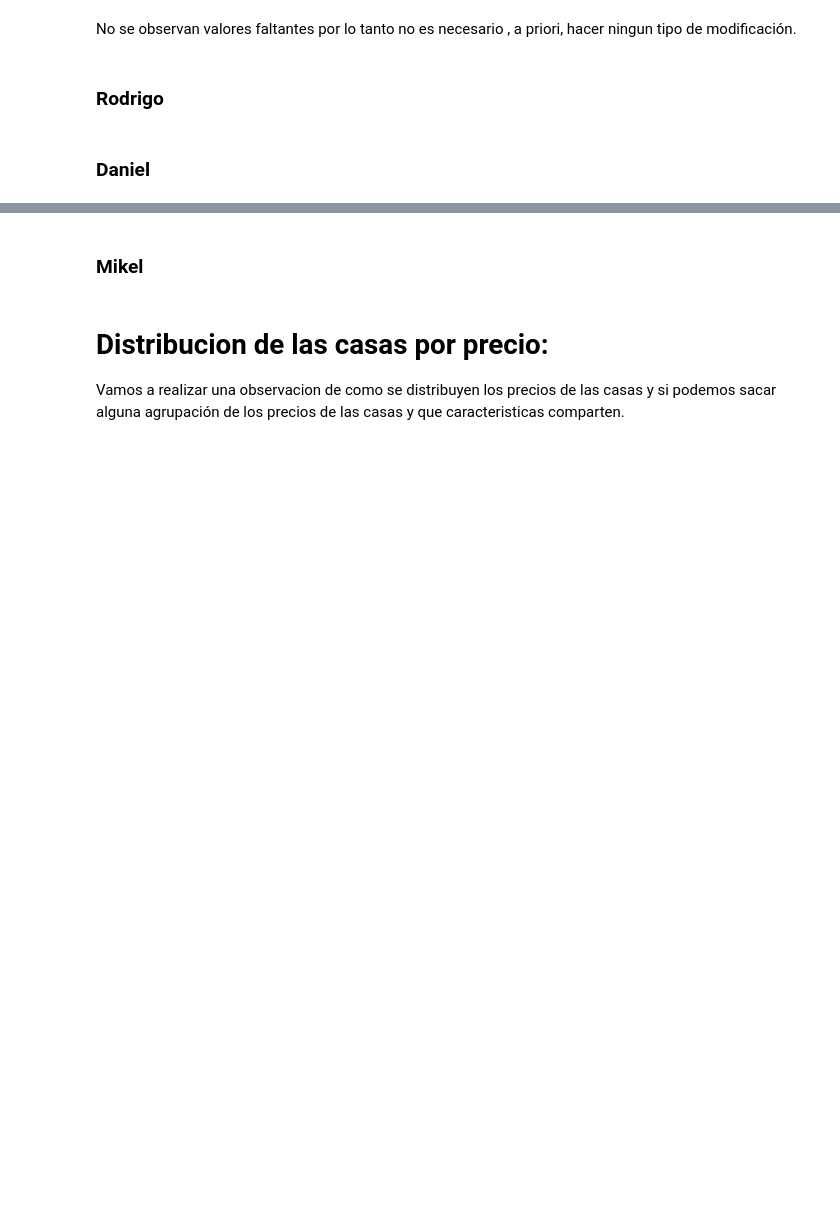
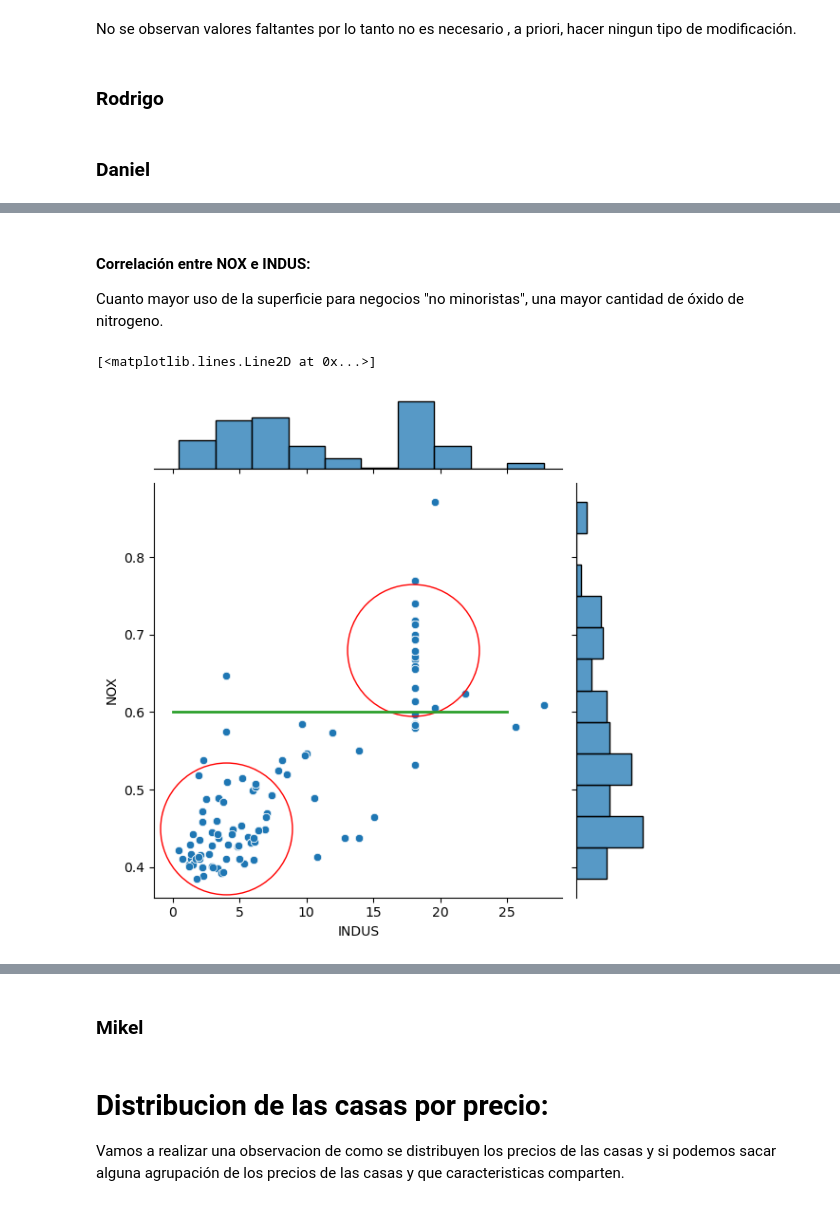
Before and after one commit to amejosecar/boston_DSPT, a Jupyter notebook: boston_requerimiento.ipynb, the cells around one changed output, grey strips where cells are left out. Drawn from its saved outputs; the diff is of its cells as text; code cells hidden in the pictures; blank space fills up the shorter version.

```diff
--- a/boston_requerimiento.ipynb
+++ b/boston_requerimiento.ipynb
@@ -106,0 +140,11 @@ No se observan valores faltantes por lo tanto no es necesario , a priori, hacer
+# %% [markdown]
+#### Correlación entre NOX e INDUS:
+Cuanto mayor uso de la superficie para negocios "no minoristas", una mayor cantidad de óxido de nitrogeno.
+# %%
+a = sns.jointplot(x=df_boston["INDUS"], y=df_boston["NOX"], data=df_boston)
+a.ax_joint.plot([4],[0.45],'o',ms=100 , mec='r', mfc='none')
+a.ax_joint.plot([18],[0.68],'o',ms=100 , mec='r', mfc='none')
+plt.plot([0, 25], [0.6, 0.6], linewidth=2)
+# %% [output]
+[<matplotlib.lines.Line2D at 0x...>]
+[figure, added]
```
Also changed, not shown: parts of 8 cells of this notebook.
